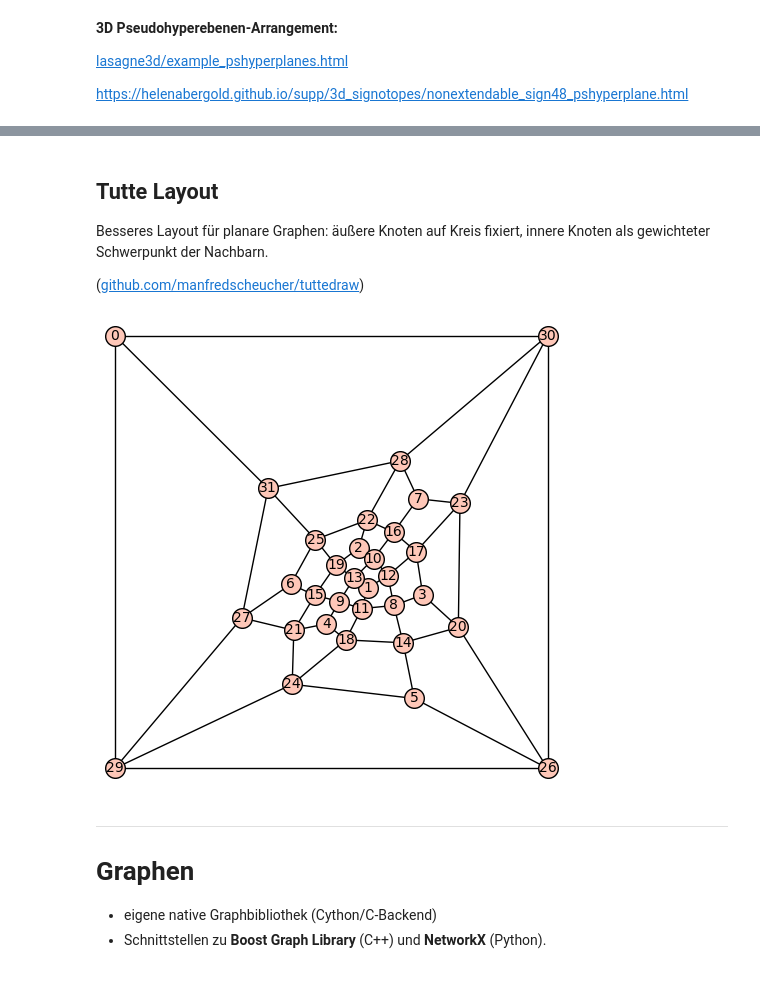
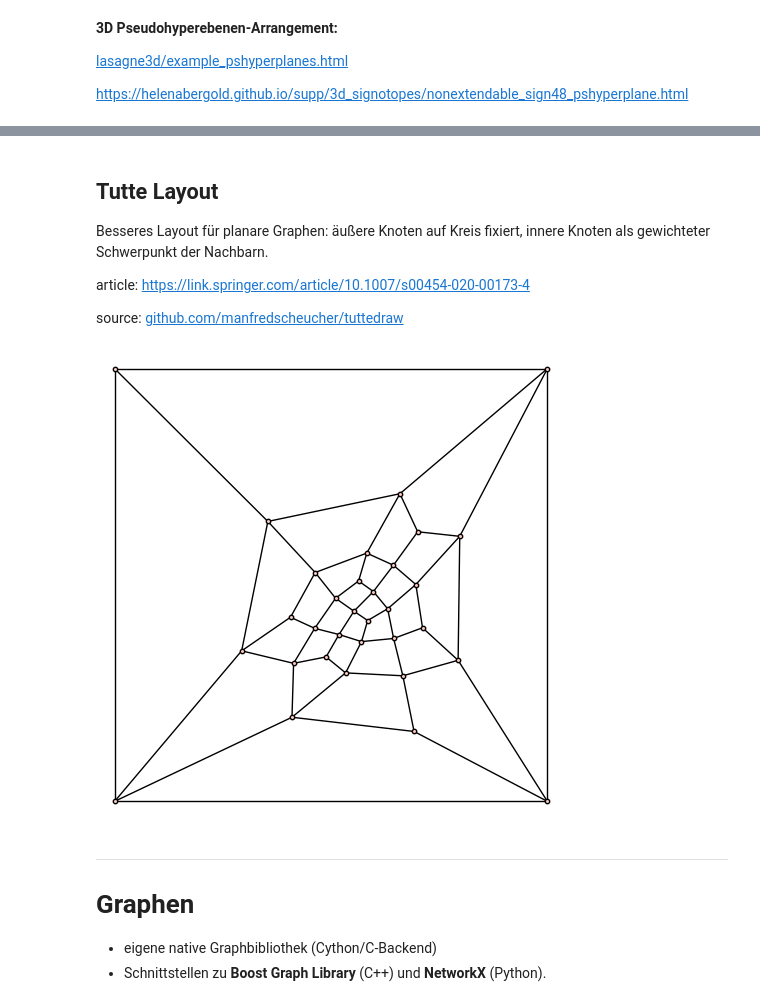
Before and after one commit to manfredscheucher/talk-glt26, a Jupyter notebook: talk.ipynb, the cells around one changed output, grey strips where cells are left out. Drawn from its saved outputs; the diff is of its cells as text; code cells hidden in the pictures.

Commit message:
tutte drawing

```diff
--- a/talk.ipynb
+++ b/talk.ipynb
@@ -648,7 +649,11 @@ g.plot()
 
 Besseres Layout für planare Graphen: äußere Knoten auf Kreis fixiert, innere Knoten als gewichteter Schwerpunkt der Nachbarn.
 
-([github.com/manfredscheucher/tuttedraw](https://github.com/manfredscheucher/tuttedraw))
+article:
+[https://link.springer.com/article/10.1007/s00454-020-00173-4](https://link.springer.com/article/10.1007/s00454-020-00173-4)
+
+source:
+[github.com/manfredscheucher/tuttedraw](https://github.com/manfredscheucher/tuttedraw)
 # %%
 # https://github.com/manfredscheucher/tuttedraw/blob/main/draw.sage
 def tutte_layout(G,outer_face,weights):
@@ -661,35 +666,35 @@ def tutte_layout(G,outer_face,weights):
 		ai = a0+pi*2*i/l
 		pos[outer_face[i]] = (cos(ai),sin(ai))
 
 	n = len(V)
 	M = zero_matrix(RR,n,n)
 	b = zero_matrix(RR,n,2)
 
 	for i in range(n):
 		v = V[i]
 		if v in pos:
 			M[i,i] = 1
 			b[i,0] = pos[v][0]
 			b[i,1] = pos[v][1]
 		else:
 			nv = G.neighbors(v)
 			s = 0
 			for u in nv:
 				j = V.index(u)
 				wu = weights[u,v]
 				s += wu
 				M[i,j] = -wu
 			M[i,i] = s
 
 	sol = M.pseudoinverse()*b
 	return {V[i]:sol[i] for i in range(n)}
 
 outer_face = [v for v,_ in g.faces()[0]]
 weights = {(u,v): 1 for u,v in g.edges(labels=False) for u,v in [(u,v),(v,u)]}
 pos = tutte_layout(g, outer_face, weights)
-g.plot(pos=pos)
+g.plot(pos=pos,vertex_size=10,vertex_labels=0) # noch schöner wenn weights angepasst!
 # %% [output]
-[figure, old version]
+[figure, new version]
 # %% [markdown]
 ---
 # Graphen
```
Also changed, not shown: parts of 2 cells of this notebook.
